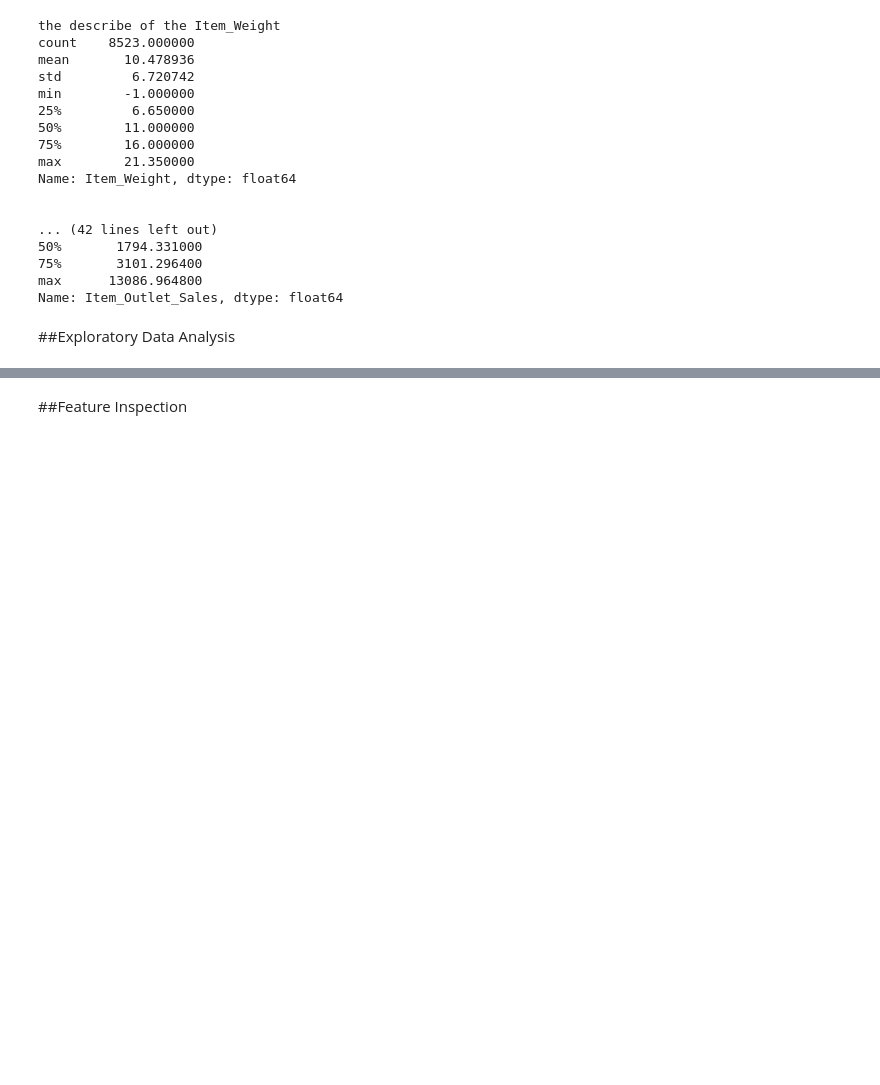
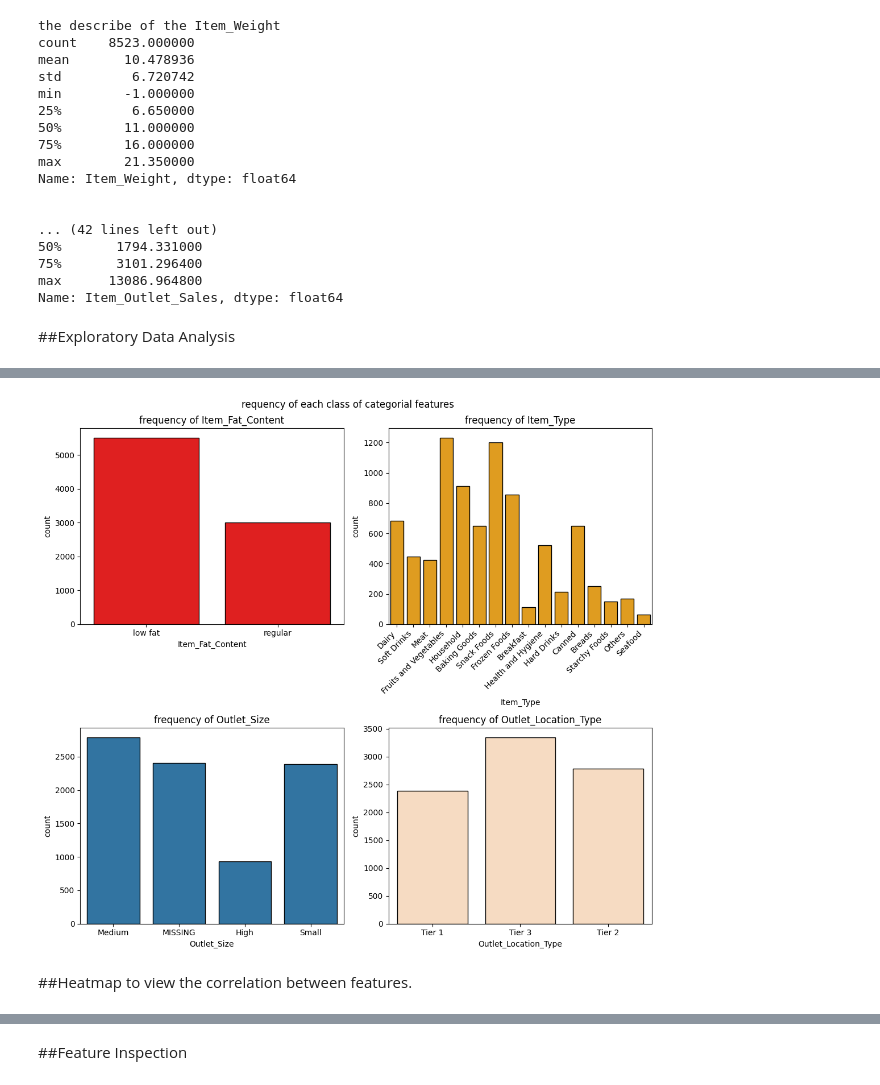
Before and after one commit to Hjarrar14/Prediction-of-Product-Sales, a Jupyter notebook: Prediction_of_Product_Sales.ipynb, the cells around one changed output, grey strips where cells are left out. Cells and saved outputs as stored; diff of their text form; code cells hidden in the pictures; blank space fills up the shorter version.

```diff
--- a/Prediction_of_Product_Sales.ipynb
+++ b/Prediction_of_Product_Sales.ipynb
@@ -321,0 +457,30 @@ Name: Item_Outlet_Sales, dtype: float64
+# %%
+from pydoc import plain
+## Creating subplots with 2 rows and 2 columns
+fig,axes = plt.subplots(nrows=2,ncols=2,figsize=(11,10))
+#subplot 0,0 (top-left)
+sns.countplot(data=df ,x ='Item_Fat_Content',
+              edgecolor='black',color='red',ax=axes[0,0])
+axes[0,0].set_title('frequency of Item_Fat_Content')
+#subplot 0,1 (top-right)
+sns.countplot(data=df ,x ='Item_Type',
+              edgecolor='black',color='orange',ax=axes[0,1])
+axes[0,1].tick_params(axis='x',rotation =45)
+axes[0,1].set_xticklabels(axes[0,1].get_xticklabels(),rotation =45,ha='right');
+axes[0,1].set_title('frequency of Item_Type')
+#subplot 1,0 (bottom-left)
+sns.countplot(data=df ,x ='Outlet_Size',
+             edgecolor='black',ax=axes[1,0])
+axes[1,0].set_title('frequency of Outlet_Size')
+#subplot 1,1 (bottom-Right)
+sns.countplot(data=df ,x ='Outlet_Location_Type',
+            edgecolor='black',color='peachpuff',ax=axes[1,1])
+axes[1,1].set_title('frequency of Outlet_Location_Type')
+#figure title and fixing overlap
+fig.suptitle('requency of each class of categorial features')
+fig.tight_layout()
+# %% [output]
+[figure, added]
+# %% [markdown]
+##Heatmap
+to view the correlation between features.
```
Also changed, not shown: parts of 17 cells of this notebook.
